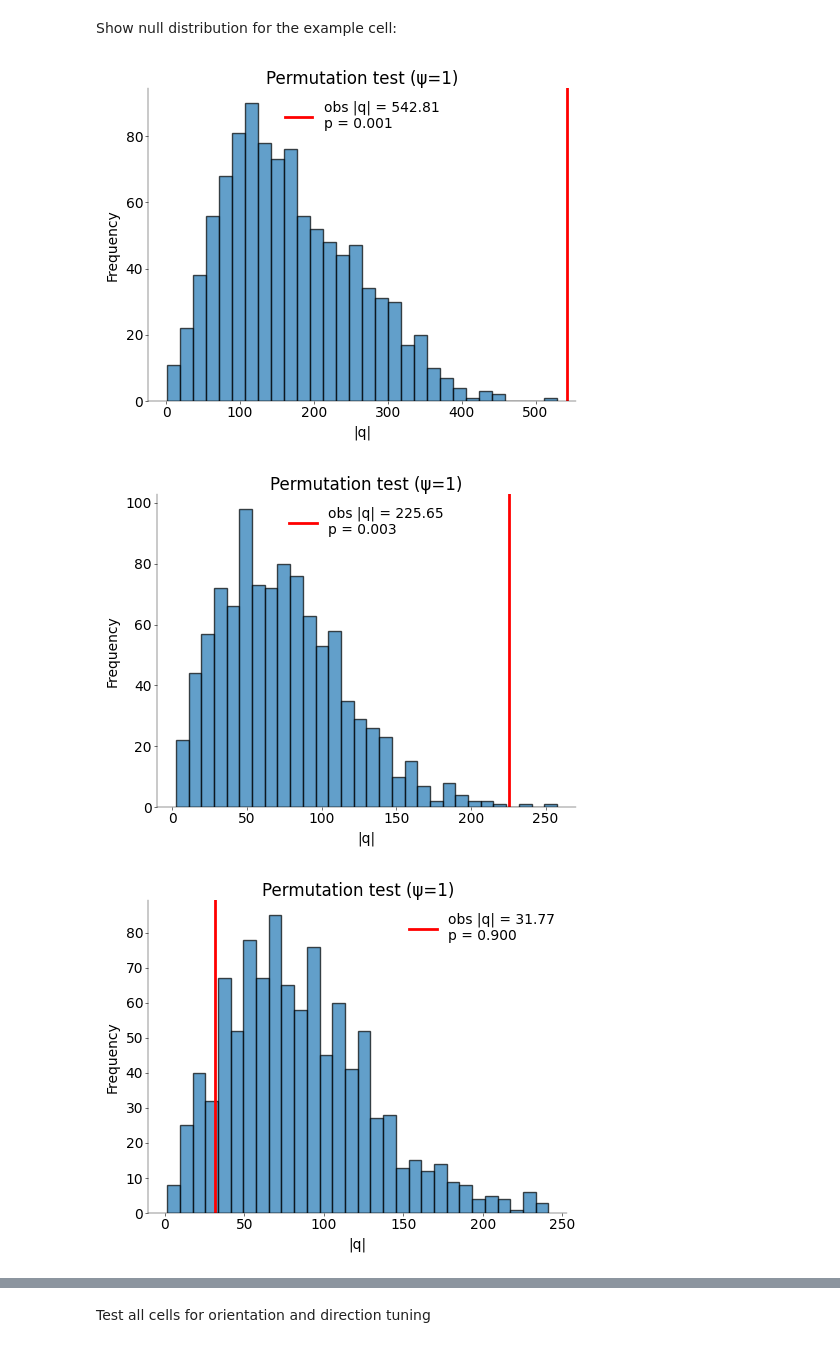
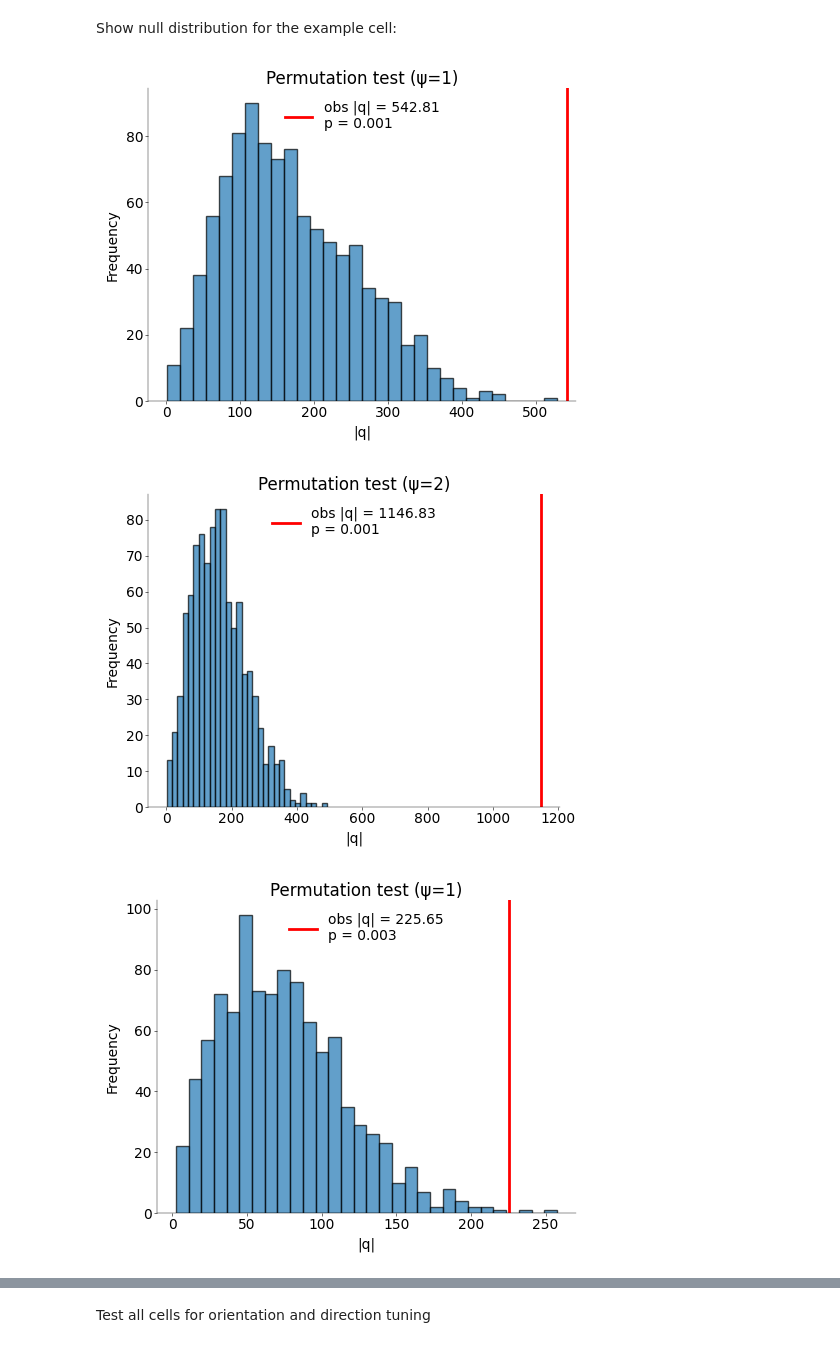
Before and after one commit to JuliusGrote/NDS_2025, a Jupyter notebook: notebooks/CodingLab4.ipynb, the cells around one changed output, grey strips where cells are left out. Cells and saved outputs as stored; diff of their text form; code cells hidden in the pictures.

```diff
--- a/notebooks/CodingLab4.ipynb
+++ b/notebooks/CodingLab4.ipynb
@@ -628,18 +574,20 @@ Show null distribution for the example cell:
 # %%
 # ---------------------------------------------------------
 # Plot null distributions for example cells 28 & 29. (1 pt)
 # ---------------------------------------------------------
 
 neurons = [28, 29, 41]
 theta_fine = np.linspace(0, 360, 360)
 
 for neuron in neurons:
     # load the data
     dirs, counts = get_data(spikes, neuron)
 
-    # vonMises fitting
-    p_val, q_obs_abs, null_vals = testTuning(counts, dirs, show=True)
+    # permutation test in direction
+    p_val, q_obs_abs, null_vals = testTuning(counts, dirs, psi=1, show=True)
+    # permutation test in orientation
+    p_val, q_obs_abs, null_vals = testTuning(counts, dirs, psi=2, show=True)
 # %% [output]
 [figure]
-[figure, old version]
+[figure, new version]
-[figure, old version]
+[figure, new version]
```
Also changed, not shown: parts of 10 cells of this notebook.
